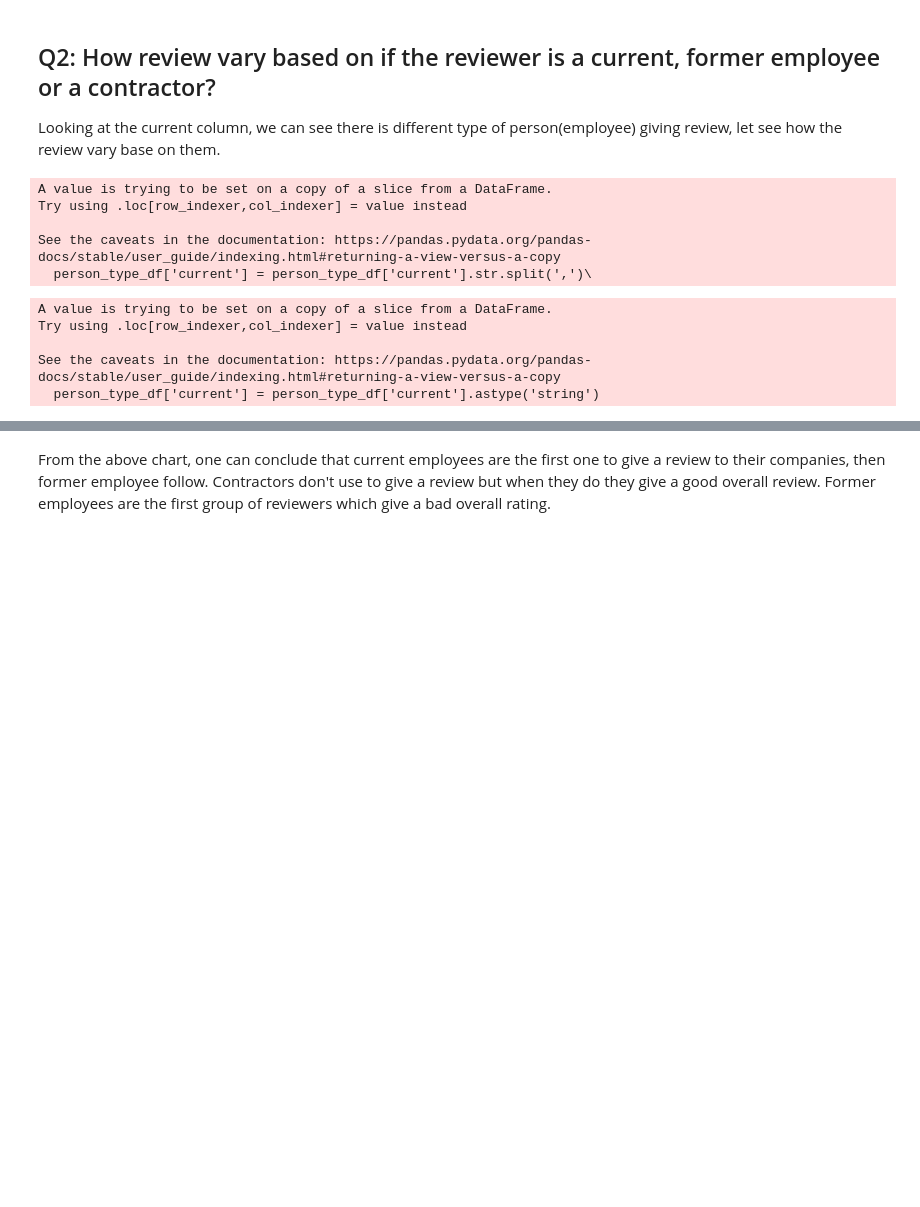
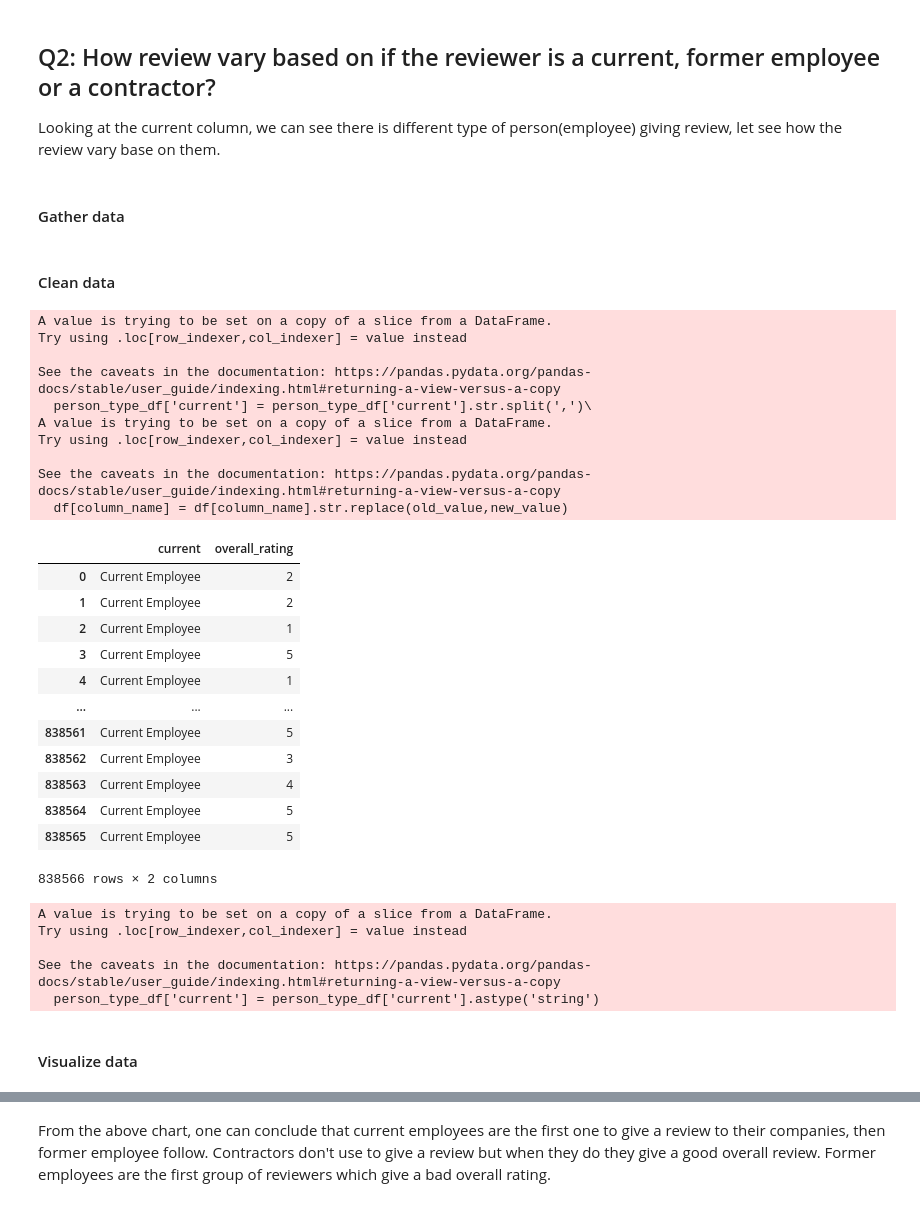
Before and after one commit to Emmano97/udacity-ds-blog-post, a Jupyter notebook: data_analysis.ipynb, the cells around one changed output, grey strips where cells are left out. Drawn from its saved outputs; the diff is of its cells as text; code cells hidden in the pictures; blank space fills up the shorter version.

```diff
--- a/data_analysis.ipynb
+++ b/data_analysis.ipynb
@@ -158,13 +190,5 @@ bayes_average_df.nlargest(15).sort_values().plot(title="TOP 15 BEST COMPANIES",
 
 Looking at the current column, we can see there is different type of person(employee)
 giving review, let see how the review vary base on them.
-# %%
-person_type_df = df[['current', 'overall_rating']]
-person_type_df['current'] = person_type_df['current'].str.split(',')\
-    .apply(lambda x: x[0])
-# %% [output]
-A value is trying to be set on a copy of a slice from a DataFrame.
-Try using .loc[row_indexer,col_indexer] = value instead
-
-See the caveats in the documentation: https://pandas.pydata.org/pandas-docs/stable/user_guide/indexing.html#returning-a-view-versus-a-copy
-  person_type_df['current'] = person_type_df['current'].str.split(',')\
+# %% [markdown]
+#### Gather data
@@ -171,3 +197,57 @@ See the caveats in the documentation: https://pandas.pydata.org/pandas-docs/stab
+# %% [markdown]
+#### Clean data
+# %%
+def replace_value(df, column_name, old_value, new_value):
+    """Given a dataframe, a column name the old and new values
+    it replace the old value by the new one
+
+    Args:
+        df (pandas dataFrame): the dataframe
+        column_name (str): the column name
+        old_value (str)
+        new_value (str)
+    Retrun:
+        df (pandas dataFrame)
+    """
+    df[column_name] = df[column_name].str.replace(old_value,new_value)
+    return df
+
+person_type_df['current'] = person_type_df['current'].str.split(',')\
+    .apply(lambda x: x[0])
+
+replace_value(person_type_df,
+                'current',
+                'KEY NOT FOUND: jobLine.temporary-former',
+                'Former Temporary Employee')
+
+replace_value(person_type_df,
+                'current',
+                'KEY NOT FOUND: jobLine.per_diem-former',
+                'Former Employee')
+# %% [output]
+A value is trying to be set on a copy of a slice from a DataFrame.
+Try using .loc[row_indexer,col_indexer] = value instead
+
+See the caveats in the documentation: https://pandas.pydata.org/pandas-docs/stable/user_guide/indexing.html#returning-a-view-versus-a-copy
+  person_type_df['current'] = person_type_df['current'].str.split(',')\
+A value is trying to be set on a copy of a slice from a DataFrame.
+Try using .loc[row_indexer,col_indexer] = value instead
+
+See the caveats in the documentation: https://pandas.pydata.org/pandas-docs/stable/user_guide/indexing.html#returning-a-view-versus-a-copy
+  df[column_name] = df[column_name].str.replace(old_value,new_value)
+|  | current | overall_rating |
+| 0 | Current Employee | 2 |
+| 1 | Current Employee | 2 |
+| 2 | Current Employee | 1 |
+| 3 | Current Employee | 5 |
+| 4 | Current Employee | 1 |
+| ... | ... | ... |
+| 838561 | Current Employee | 5 |
+| 838562 | Current Employee | 3 |
+| 838563 | Current Employee | 4 |
+| 838564 | Current Employee | 5 |
+| 838565 | Current Employee | 5 |
+838566 rows × 2 columns
 # %%
 person_type_df['current'] = person_type_df['current'].astype('string')
 # %% [output]
@@ -176,6 +256,8 @@ Try using .loc[row_indexer,col_indexer] = value instead
 
 See the caveats in the documentation: https://pandas.pydata.org/pandas-docs/stable/user_guide/indexing.html#returning-a-view-versus-a-copy
   person_type_df['current'] = person_type_df['current'].astype('string')
+# %% [markdown]
+#### Visualize data
 # %%
 result_df = person_type_df.groupby(['current', 'overall_rating']).value_counts().unstack(level=1)
 result_df.plot.barh().set_xscale('log')
```
Also changed, not shown: parts of 29 cells of this notebook, 1 other file.
